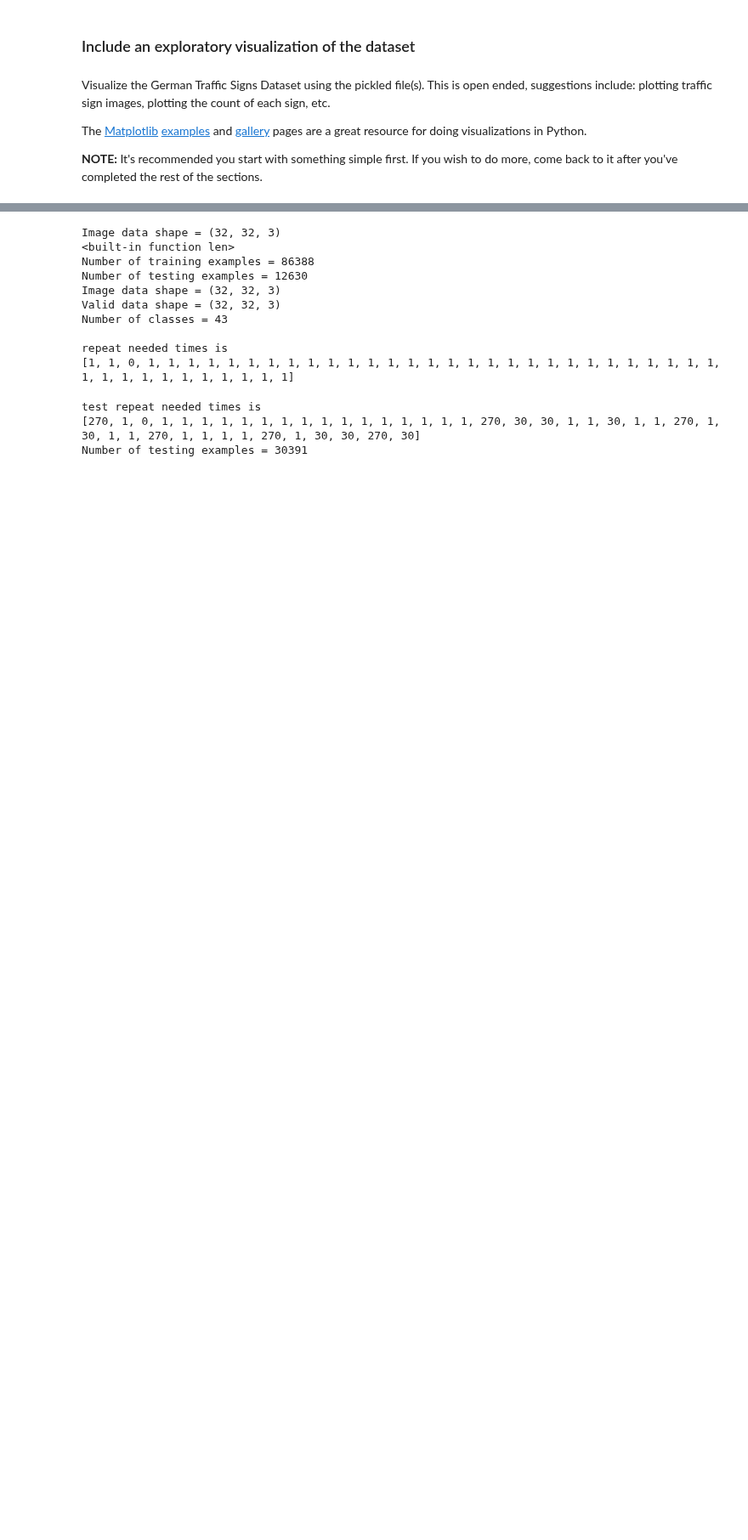
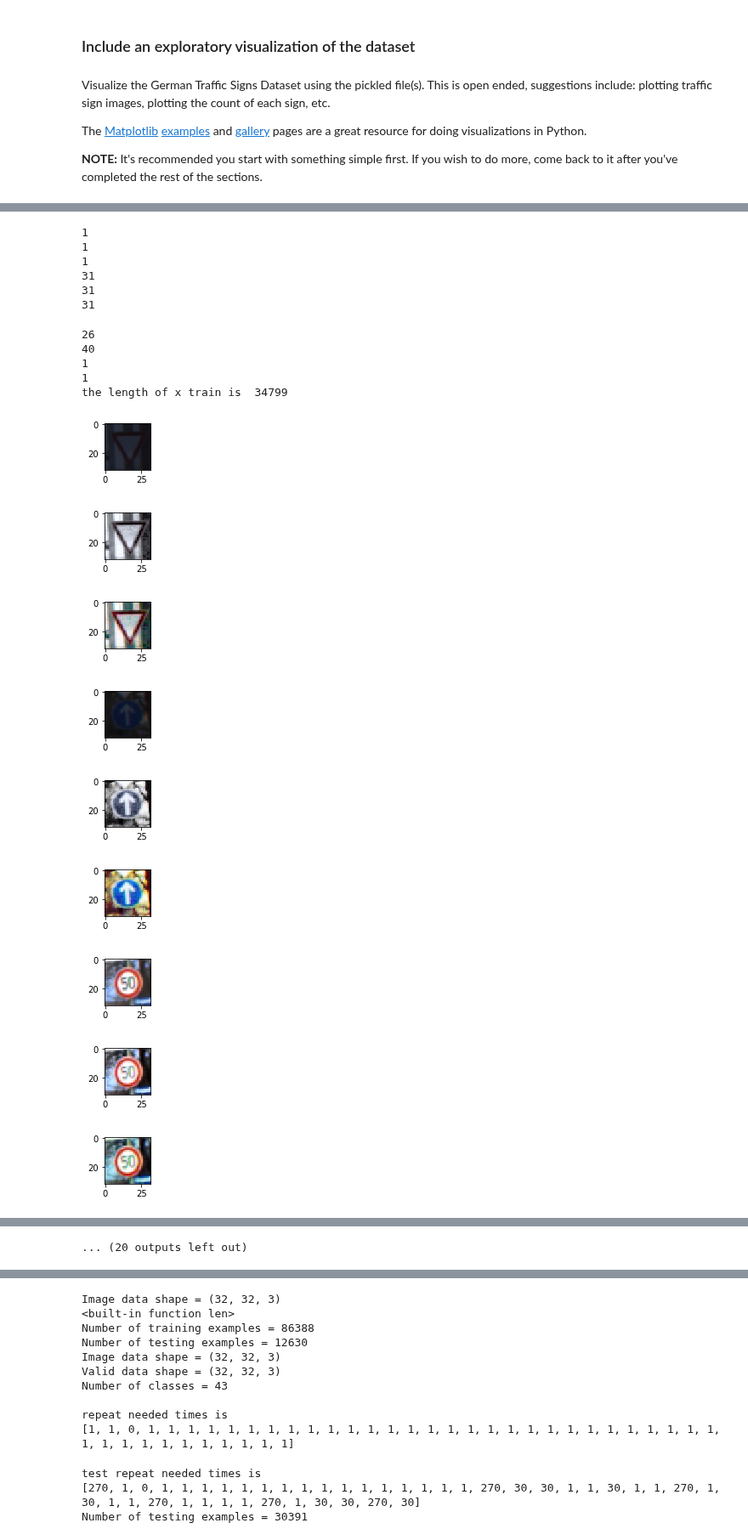
Before and after one commit to bryan0806/Udacity-CarND-Traffic-Sign-Classifier-Project, a Jupyter notebook: Traffic_Sign_Classifier.ipynb, the cells around one changed output, grey strips where cells are left out. Shown at 85% size. Cells and saved outputs as stored; diff of their text form; code cells hidden in the pictures; blank space fills up the shorter version.

```diff
--- a/Traffic_Sign_Classifier.ipynb
+++ b/Traffic_Sign_Classifier.ipynb
@@ -192,0 +167,71 @@ the length of x train is  34799
+# %%
+#ALL IMAGE normalization function
+def All_color_normalize(rgb):
+
+    img_yuv = cv2.cvtColor(rgb,cv2.COLOR_BGR2YUV)
+
+    #historam equalization
+    img_yuv[:,:,0] = cv2.equalizeHist(img_yuv[:,:,0])
+
+    img_output = cv2.cvtColor(img_yuv,cv2.COLOR_YUV2BGR)
+
+    image_shape = img_output.shape
+    #print("image shape",image_shape)
+
+    return img_output
+
+def All_color_normalize2(rgb):
+
+    b,g,r = cv2.split(rgb)
+
+    #historam equalization
+    blue = cv2.equalizeHist(b)
+    green = cv2.equalizeHist(g)
+    red = cv2.equalizeHist(r)
+
+    img_output = cv2.merge((blue,green,red))
+
+    image_shape = img_output.shape
+    #print("image shape",image_shape)
+
+    return img_output
+
+
+
+for i in range(0,10):
+    index = random.randint(0, len(X_valid))
+    image = X_valid[index]
+    img = All_color_normalize(image)
+    img2 = All_color_normalize2(image)
+    plt.figure(figsize=(1,1))
+    plt.imshow(image)
+    plt.figure(figsize=(1,1))
+    plt.imshow(img)
+    plt.figure(figsize=(1,1))
+    plt.imshow(img2)
+    print(y_train[index])
+
+print("the length of x train is ", len(X_train))
+
+#print(image[0][0][0])
+# %% [output]
+1
+1
+1
+31
+31
+31
+26
+40
+1
+1
+the length of x train is  34799
+[figure, added]
+[figure, added]
+[figure, added]
+[figure, added]
+[figure, added]
+[figure, added]
+[figure, added]
+[figure, added]
+[figure, added]
@@ -193,3 +239,4 @@ the length of x train is  34799
+... (20 outputs left out)
 # %%
 
 #Normalize RGB number
```
Also changed, not shown: parts of 12 cells of this notebook, 3 other files.
